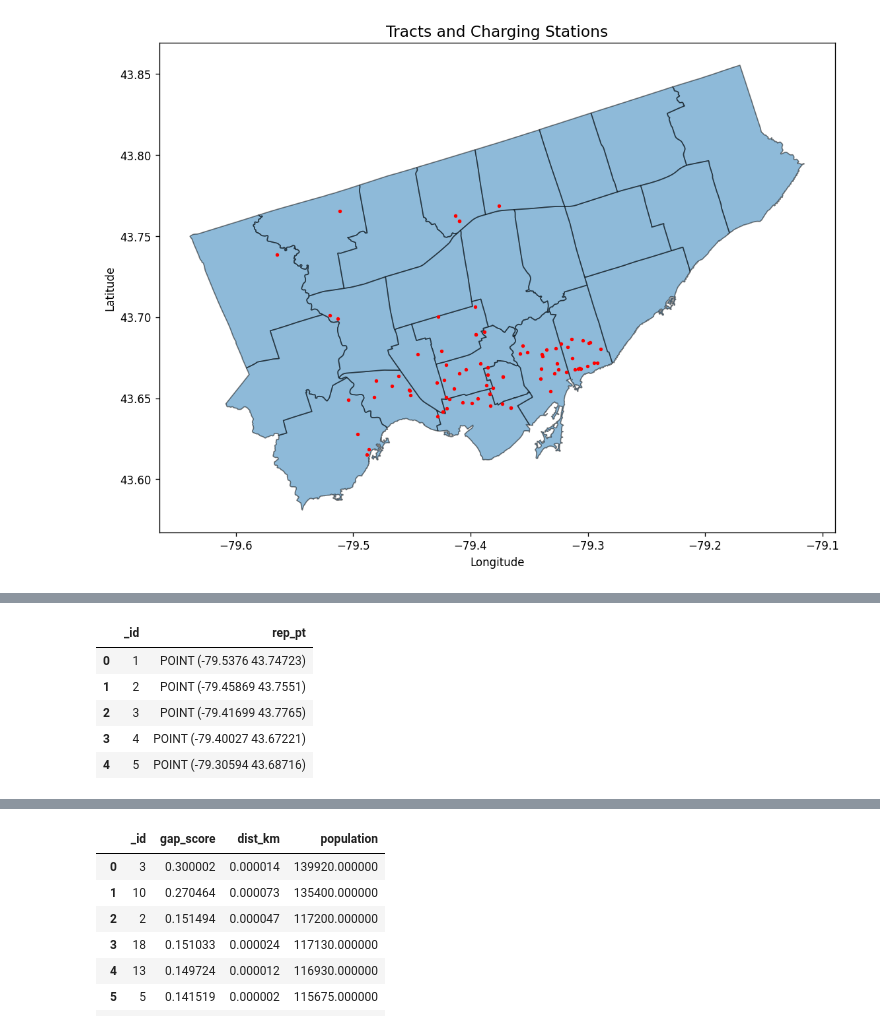
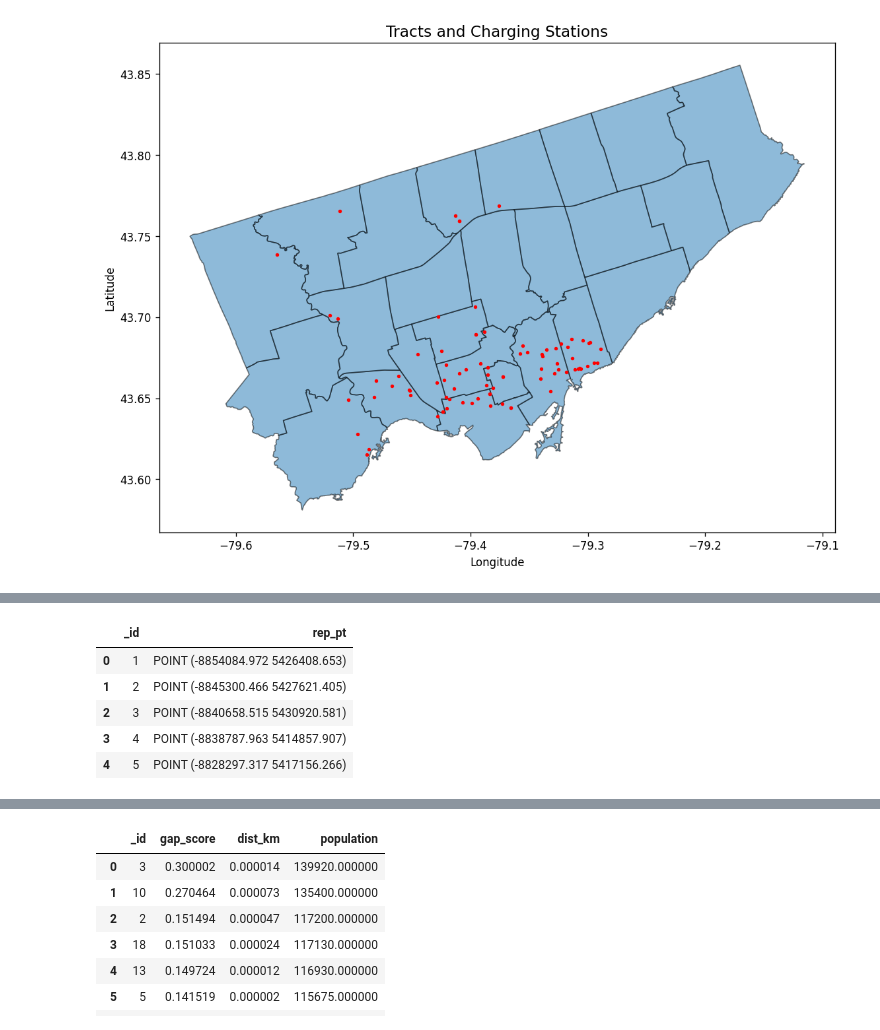
Before and after one commit to Amirhossein-Nourbakhsh/MappyLearning, a Jupyter notebook: EVChargingStation/EV_Charging_Gaps.ipynb, the cells around one changed output, grey strips where cells are left out. Drawn from its saved outputs; the diff is of its cells as text; code cells hidden in the pictures.

```diff
--- a/EVChargingStation/EV_Charging_Gaps.ipynb
+++ b/EVChargingStation/EV_Charging_Gaps.ipynb
@@ -84,17 +84,28 @@ tracts.head()
 # %%
 # representative_point() is guaranteed to lie within the polygon
 tract_id_col = "_id"
 pop_col = "population"
+
+# Pick a projected CRS (Web Mercator is safe)
+METRIC_CRS = "EPSG:3857"
+
+# Reproject
+tracts = tracts.to_crs(METRIC_CRS)
+chargers = chargers.to_crs(METRIC_CRS)
+
+# Representative points (in metric CRS)
+#reps = tracts_m.copy()
+
 tracts["rep_pt"] = tracts.representative_point()
 reps = tracts.set_geometry("rep_pt")[ ["_id", "rep_pt"] ].copy()
 reps = reps.set_geometry("rep_pt")
 reps.head(5)
 # %% [output]
 |  | _id | rep_pt |
-| 0 | 1 | POINT (-79.5376 43.74723) |
-| 1 | 2 | POINT (-79.45869 43.7551) |
-| 2 | 3 | POINT (-79.41699 43.7765) |
-| 3 | 4 | POINT (-79.40027 43.67221) |
-| 4 | 5 | POINT (-79.30594 43.68716) |
+| 0 | 1 | POINT (-8854084.972 5426408.653) |
+| 1 | 2 | POINT (-8845300.466 5427621.405) |
+| 2 | 3 | POINT (-8840658.515 5430920.581) |
+| 3 | 4 | POINT (-8838787.963 5414857.907) |
+| 4 | 5 | POINT (-8828297.317 5417156.266) |
 # %%
 # Keep only geometry in chargers; sjoin_nearest will add 'dist_m'
```
Also changed, not shown: parts of 3 cells of this notebook.
